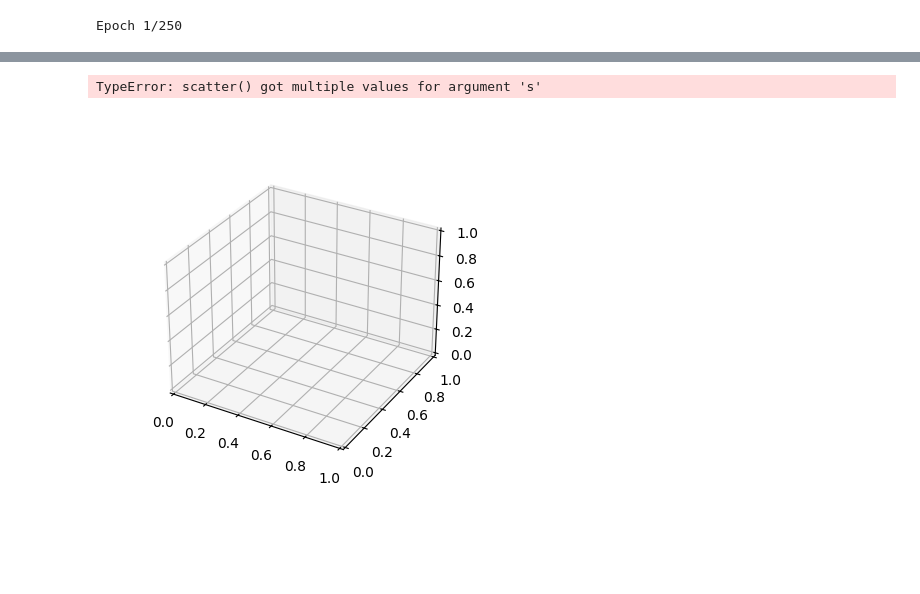
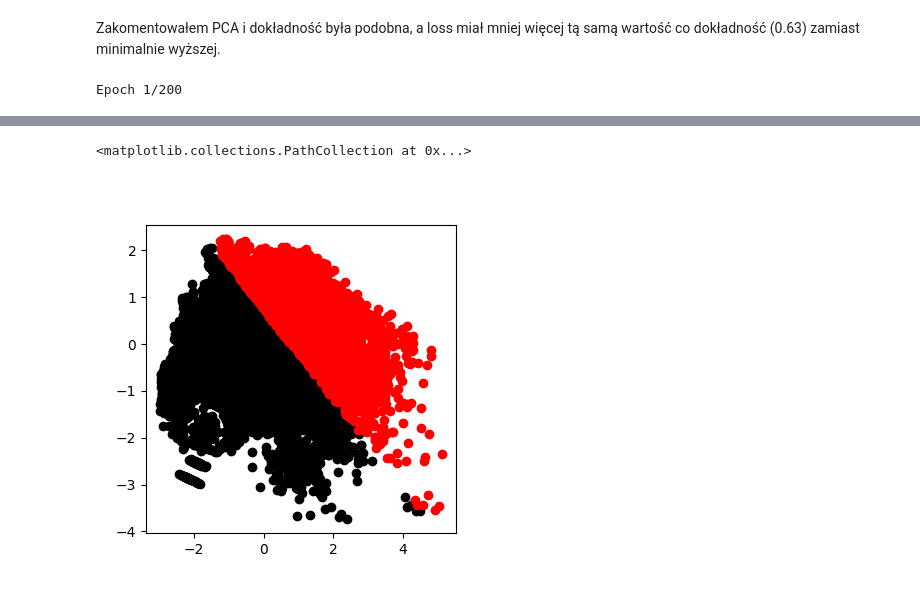
Before and after one commit to Qbsoon/uni-si, a Jupyter notebook: R2S3/uczenie_maszynowe/regresja_logistyczna/regresja_logiczna.ipynb, the cells around one changed output, grey strips where cells are left out. Cells and saved outputs as stored; diff of their text form; code cells hidden in the pictures; blank space fills up the shorter version.

```diff
--- a/R2S3/uczenie_maszynowe/regresja_logistyczna/regresja_logiczna.ipynb
+++ b/R2S3/uczenie_maszynowe/regresja_logistyczna/regresja_logiczna.ipynb
@@ -80,13 +83,14 @@ Epoch 250/250
+# %% [markdown]
+Zakomentowałem PCA i dokładność była podobna, a loss miał mniej więcej tą samą wartość co dokładność (0.63) zamiast minimalnie wyższej.
 # %%
-from mpl_toolkits.mplot3d import Axes3D
-data = pd.read_csv("diabetes.csv")
+data = pd.read_csv("mushroom_cleaned.csv")
 data.dropna(inplace=True)
 X = data.to_numpy()[:,0:8]
 y = data.to_numpy()[:,8]
 
 X = ss().fit_transform(X)
 
-X = PCA(n_components=3, random_state=86).fit_transform(X)
+X = PCA(n_components=2, random_state=86).fit_transform(X)
 
 X_train, X_test, y_train, y_test = tts(X, y, train_size=0.8, random_state=86)
 
@@ -96,9 +100,9 @@ model = tf.keras.models.Sequential(
     ]
 )
 
-model.compile(optimizer=tf.keras.optimizers.SGD(learning_rate=0.1), loss='binary_crossentropy', metrics=['accuracy'])
+model.compile(optimizer=tf.keras.optimizers.Adam(learning_rate=0.001), loss='binary_crossentropy', metrics=['accuracy'])
 
-history = model.fit(X_train, y_train, epochs=250, validation_data=[X_test, y_test])
+history = model.fit(X_train, y_train, epochs=200, validation_data=[X_test, y_test])
 
 y_pred = model.predict(X_test)
 
@@ -110,10 +114,11 @@ accuracy = accuracy_score(y_test, y_pred.round())
 loss, accuracy = model.evaluate(X_test, y_test)
 
 print(f'Loss: {loss}\nAccuracy: {accuracy}')
+
 fig = plt.figure(figsize=(4,4))
 
-fig.add_subplot(1,1,1, projection="3d")
-plt.scatter(temp3[:,0], temp3[:,1], color='black') #plot scatters
-plt.scatter(temp4[:,0], temp4[:,1], color='red') #plot scatters
+fig.add_subplot(1,1,1)
+plt.scatter(temp3[:,0], temp3[:,1],  color='black')
+plt.scatter(temp4[:,0], temp4[:,1],  color='red')
 # %% [output]
-Epoch 1/250
+Epoch 1/200
@@ -137,2 +142,2 @@ Accuracy: 0.7207792401313782
-TypeError: scatter() got multiple values for argument 's'
+<matplotlib.collections.PathCollection at 0x...>
-[figure, old version]
+[figure, new version]
```
Also changed, not shown: parts of 11 cells of this notebook.
